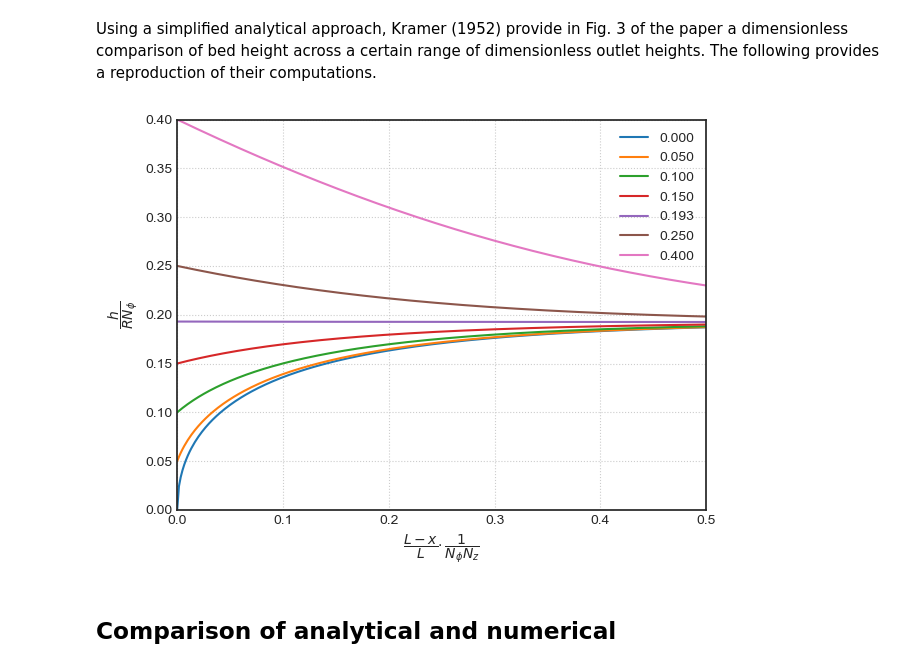
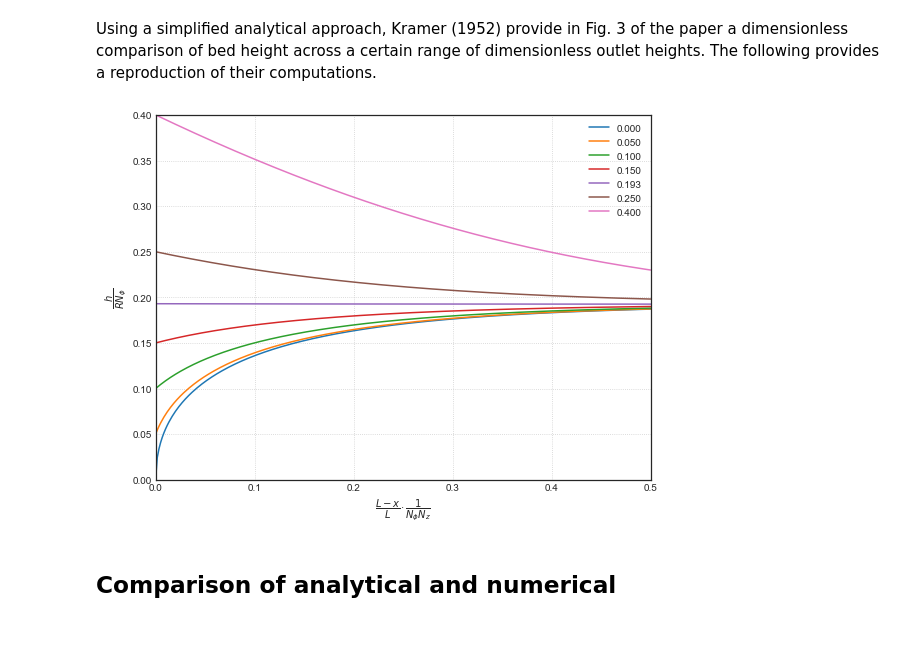
Before and after one commit to ILovewindows-oss/learning-scientific-computing, a Jupyter notebook: granular-flow/kiln/kramer/kramer_valid.ipynb, the cells around one changed output. Cells and saved outputs as stored; diff of their text form; code cells hidden in the pictures; blank space fills up the shorter version.

```diff
--- a/granular-flow/kiln/kramer/kramer_valid.ipynb
+++ b/granular-flow/kiln/kramer/kramer_valid.ipynb
@@ -151,34 +151,35 @@ eqn = KramerModel(alpha, beta, D, L, rho)
 
 # Dimensionless values to compute curves.
 hvals = [0, 0.05, 0.10, 0.15, 0.193, 0.25, 0.40]
 
 # Space discretization (in dimensionless space).
 x_max = 0.5
 
 plt.close("all")
 plt.style.use("seaborn-white")
+plt.figure(figsize=(8, 6))
 
 for ht in hvals:
     with Capturing() as _:
         # Provide value with dimensions to solver.
         ht = ht * (D / 2) * eqn.n_phi(phim, n)
         z, h, _, _ = eqn.analytical(ht, n, phim, x_max=x_max)
 
     # Make value dimensionless again to plot.
     h = (h / (D / 2 * eqn.n_phi(phim, n)))[::-1]
 
     plt.plot(z, h, label=f"{h[0]:.3f}")
     plt.grid(linestyle=":")
     plt.xlabel(r"$\dfrac{L-x}{L}\cdotp\dfrac{1}{N_{\phi}N_{z}}$")
     plt.ylabel(r"$\dfrac{h}{RN_{\phi}}$")
     plt.legend(loc=1)
     plt.xlim(0, 0.5)
     plt.ylim(0, 0.4)
 
 plt.tight_layout()
 plt.show()
 # %% [output]
-[figure, old version]
+[figure, new version]
 # %% [markdown]
 ## Comparison of analytical and numerical
 # %% [markdown]
```
Also changed, not shown: parts of 3 cells of this notebook, 1 other file.
